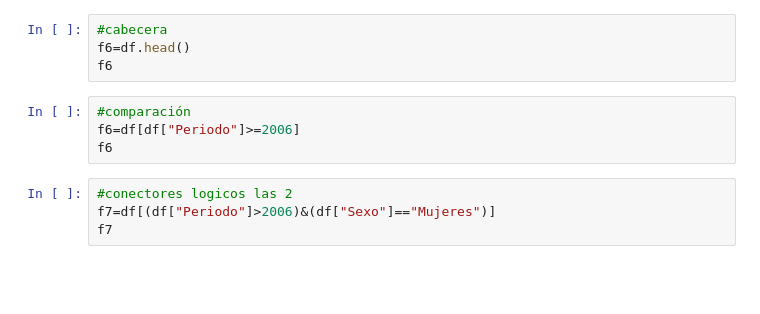
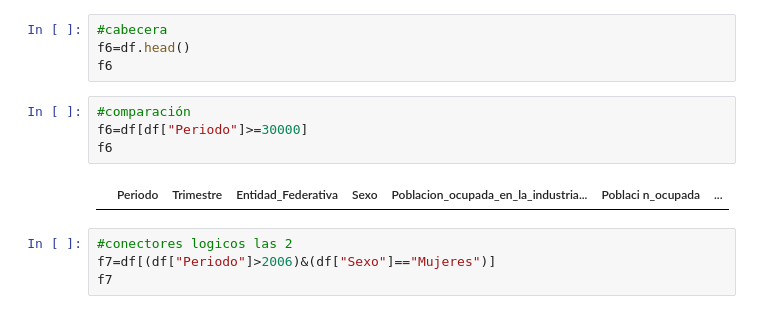
Before and after one commit to rodrigoruizteodoro/Anal-tica-de-Datos, a Jupyter notebook: Extracción2.ipynb, the cells around one changed output. Saved outputs shown, nothing was run; the diff lists cells and outputs as text; blank space fills up the shorter version.

```diff
--- a/Extracción2.ipynb
+++ b/Extracción2.ipynb
@@ -52,8 +96,10 @@ f6=df.head()
 f6
 # %%
 #comparación
-f6=df[df["Periodo"]>=2006]
+f6=df[df["Periodo"]>=30000]
 f6
+# %% [output]
+|  | Periodo | Trimestre | Entidad_Federativa | Sexo | Poblacion_ocupada_en_la_industria... | Poblaci n_ocupada | ... |
 # %%
 #conectores logicos las 2
 f7=df[(df["Periodo"]>2006)&(df["Sexo"]=="Mujeres")]
```
Also changed, not shown: parts of 7 cells of this notebook, 2 other files.
